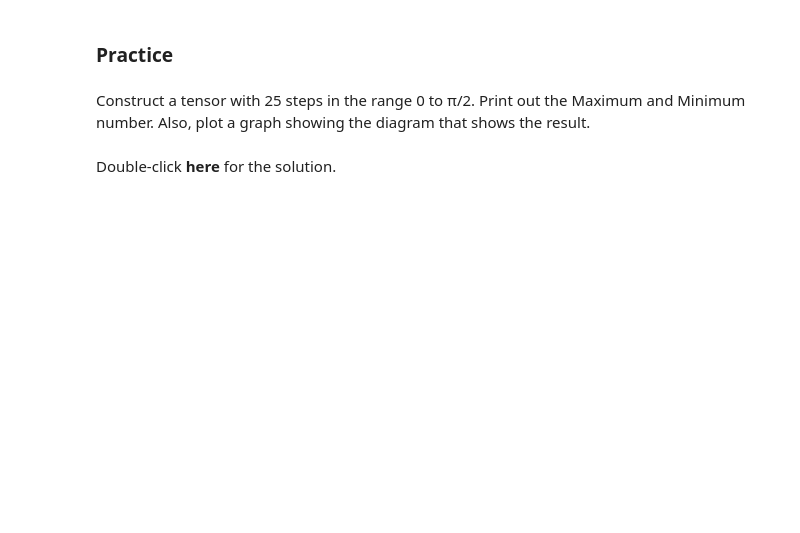
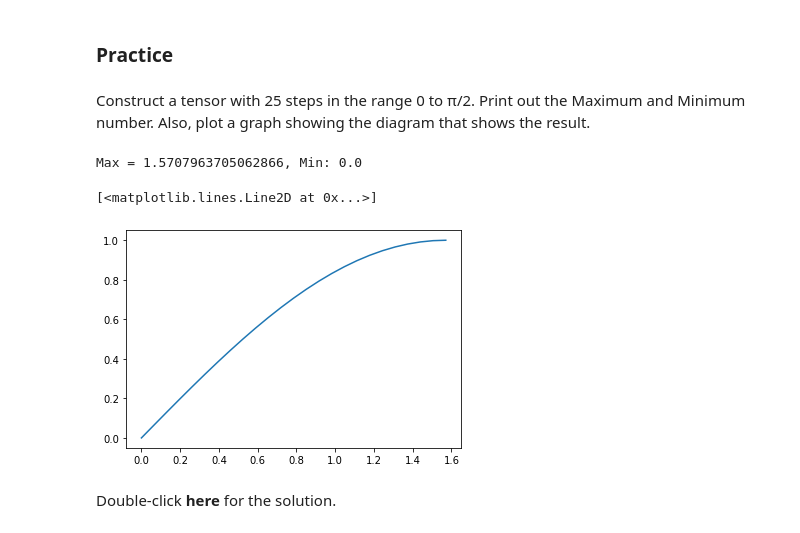
Before and after one commit to juls007/ibm-data-science, a Jupyter notebook: labs/DL0110EN/1.1_1Dtensors_v2.ipynb, the cells around one changed output. Drawn from its saved outputs; the diff is of its cells as text; code cells hidden in the pictures; blank space fills up the shorter version.

```diff
--- a/labs/DL0110EN/1.1_1Dtensors_v2.ipynb
+++ b/labs/DL0110EN/1.1_1Dtensors_v2.ipynb
@@ -554,7 +619,15 @@ Construct a tensor with 25 steps in the range 0 to π/2. Print out the Maximum a
 # %%
 # Practice: Create your tensor, print max and min number, plot the sin result diagram
 
 # Type your code here
+tensor_24_steps = torch.linspace(0, np.pi/2, 25)
+sin_result = torch.sin(tensor_24_steps)
+print(f"Max = {tensor_24_steps.max()}, Min: {tensor_24_steps.min()}")
+plt.plot(tensor_24_steps, sin_result)
+# %% [output]
+Max = 1.5707963705062866, Min: 0.0
+[<matplotlib.lines.Line2D at 0x...>]
+[figure, added]
 # %% [markdown]
 Double-click <b>here</b> for the solution.
 
```
Also changed, not shown: parts of 31 cells of this notebook.
